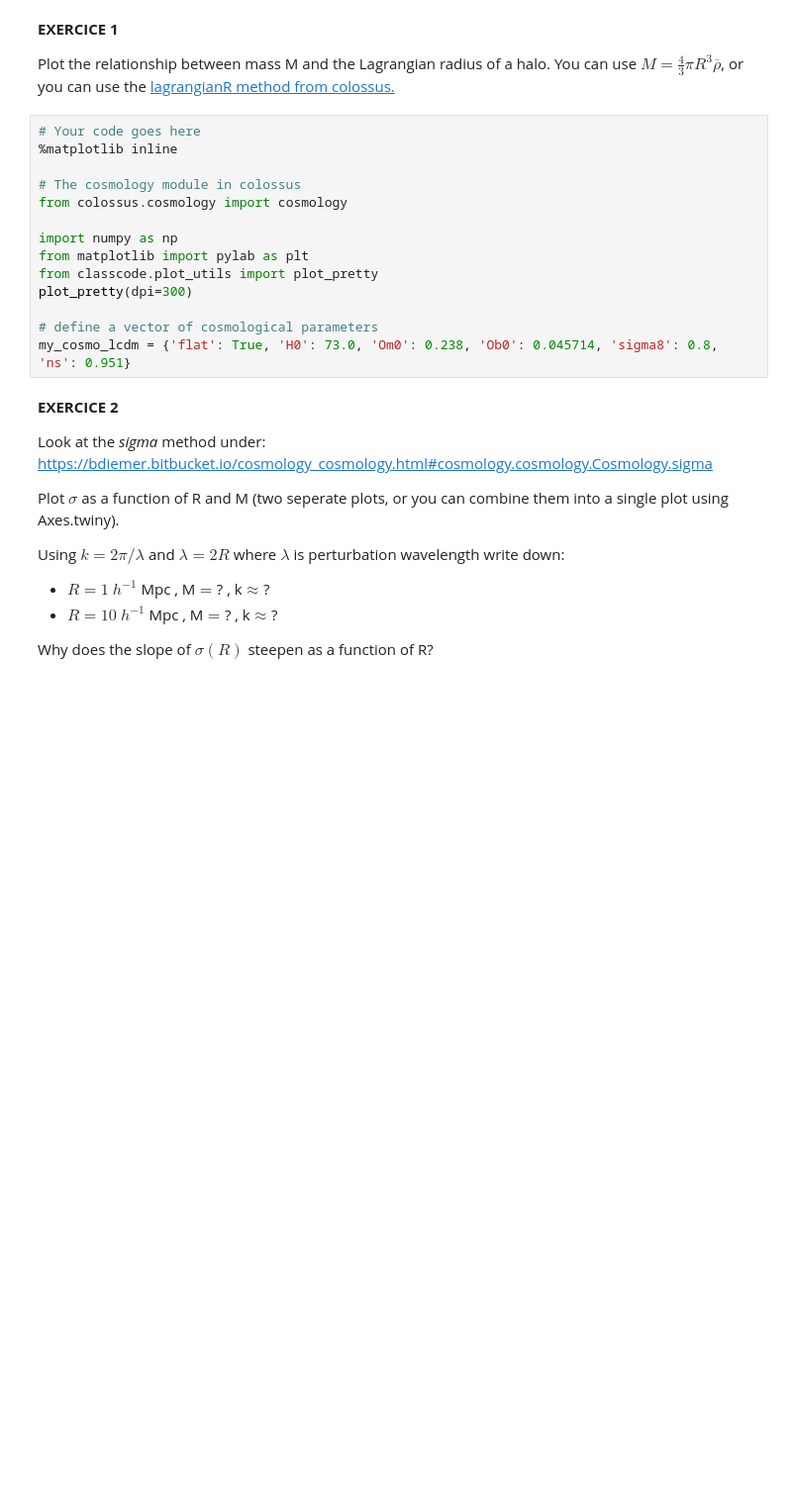
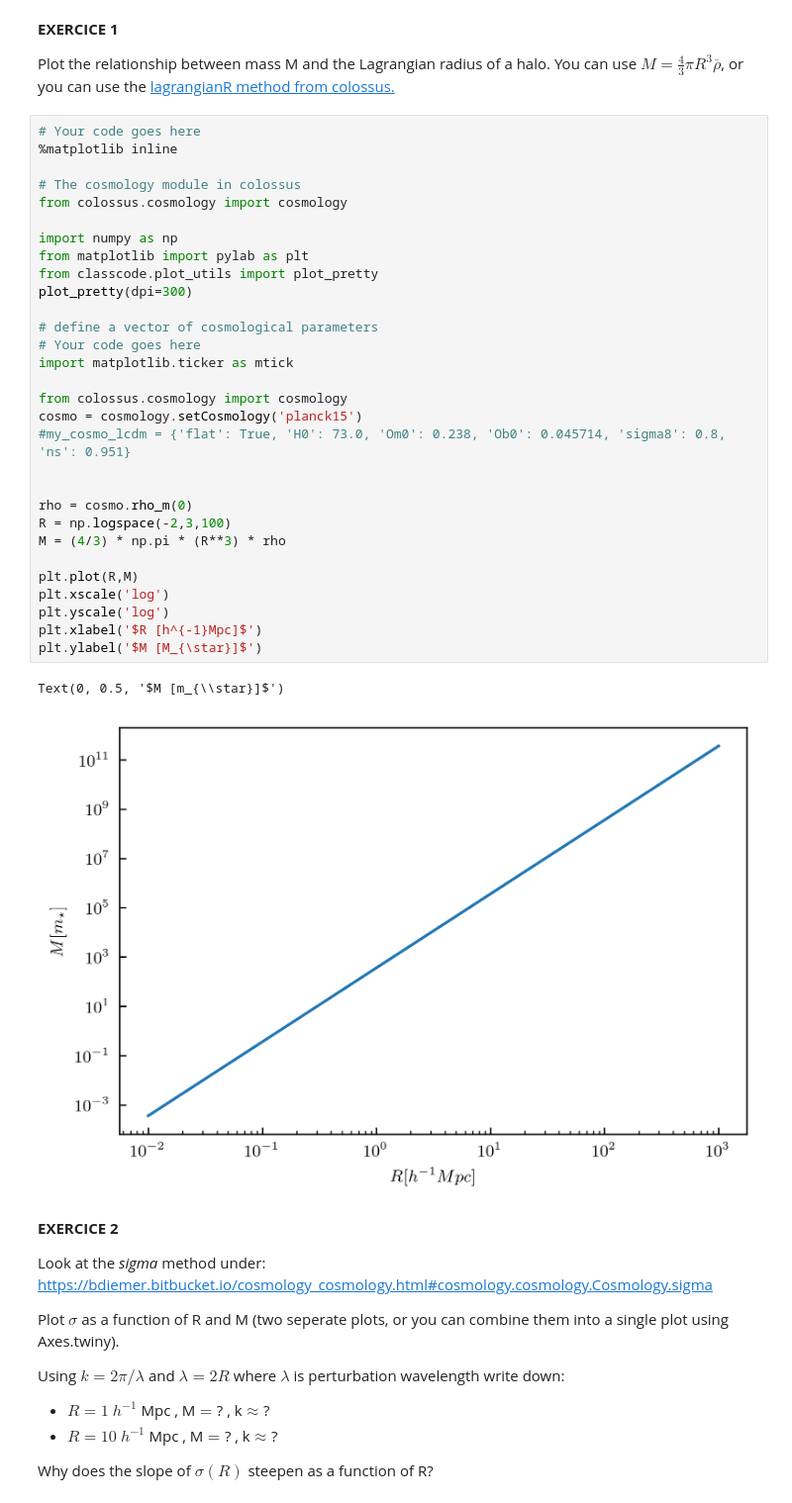
Before and after one commit to rqguan/ASTR214_Runquan, a Jupyter notebook: class5and6_nonlinearformation_Runquan.ipynb, the cells around one changed output. Shown at 99% size. Saved outputs shown, nothing was run; the diff lists cells and outputs as text; blank space fills up the shorter version.

```diff
--- a/class5and6_nonlinearformation_Runquan.ipynb
+++ b/class5and6_nonlinearformation_Runquan.ipynb
@@ -544,17 +544,36 @@ Plot the relationship between mass M and the Lagrangian radius of a halo. You ca
 # %%
 # Your code goes here
 %matplotlib inline
 
 # The cosmology module in colossus
 from colossus.cosmology import cosmology
 
 import numpy as np
 from matplotlib import pylab as plt
 from classcode.plot_utils import plot_pretty
 plot_pretty(dpi=300)
 
 # define a vector of cosmological parameters
-my_cosmo_lcdm = {'flat': True, 'H0': 73.0, 'Om0': 0.238, 'Ob0': 0.045714, 'sigma8': 0.8, 'ns': 0.951}
+# Your code goes here
+import matplotlib.ticker as mtick
+
+from colossus.cosmology import cosmology
+cosmo = cosmology.setCosmology('planck15')
+#my_cosmo_lcdm = {'flat': True, 'H0': 73.0, 'Om0': 0.238, 'Ob0': 0.045714, 'sigma8': 0.8, 'ns': 0.951}
+
+
+rho = cosmo.rho_m(0)
+R = np.logspace(-2,3,100)
+M = (4/3) * np.pi * (R**3) * rho
+
+plt.plot(R,M)
+plt.xscale('log')
+plt.yscale('log')
+plt.xlabel('$R [h^{-1}Mpc]$')
+plt.ylabel('$M [M_{\star}]$')
+# %% [output]
+Text(0, 0.5, '$M [m_{\\star}]$')
+[figure, added]
 # %% [markdown]
 **EXERCICE 2**
 
```
Also changed, not shown: parts of 3 cells of this notebook, 1 other file.
